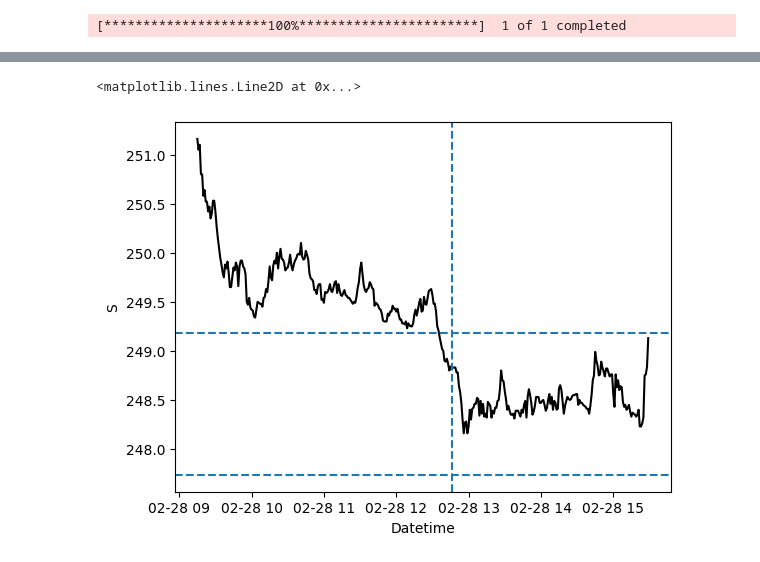
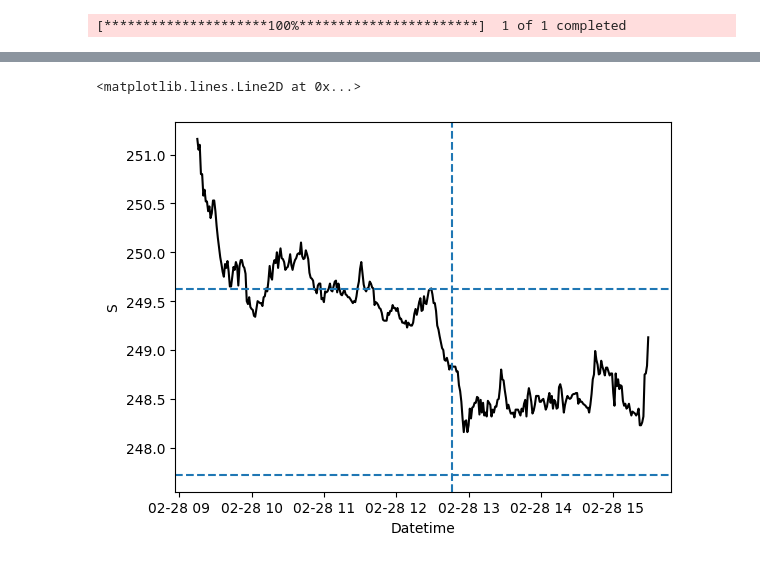
Before and after one commit to vkthakur90/AI_Applications, a Jupyter notebook: Performace_Enhanced_Auto_Regreesion.ipynb, the cells around one changed output, grey strips where cells are left out. Cells and saved outputs as stored; diff of their text form; code cells hidden in the pictures.

```diff
--- a/Performace_Enhanced_Auto_Regreesion.ipynb
+++ b/Performace_Enhanced_Auto_Regreesion.ipynb
@@ -305,8 +347,8 @@ plt.fill_between(entity['monte_carlo_quantiles'].index, entity['monte_carlo_quan
 # %%
 sns.lineplot(x = 'Datetime', y = 'S', data = entity['data'].reset_index(), color = 'black')
-plt.axhline(entity['monte_carlo_quantiles'].iloc[-1]['low_ci'], linestyle = '--')
-plt.axhline(entity['monte_carlo_quantiles'].iloc[-1]['high_ci'], linestyle = '--')
+plt.axhline(entity['monte_carlo_quantiles']['low_ci'].min(), linestyle = '--')
+plt.axhline(entity['monte_carlo_quantiles']['high_ci'].max(), linestyle = '--')
 plt.axvline(entity['monte_carlo_quantiles'].index[0], linestyle = '--')
 # %% [output]
 <matplotlib.lines.Line2D at 0x...>
-[figure, old version]
+[figure, new version]
```
Also changed, not shown: parts of 13 cells of this notebook.
